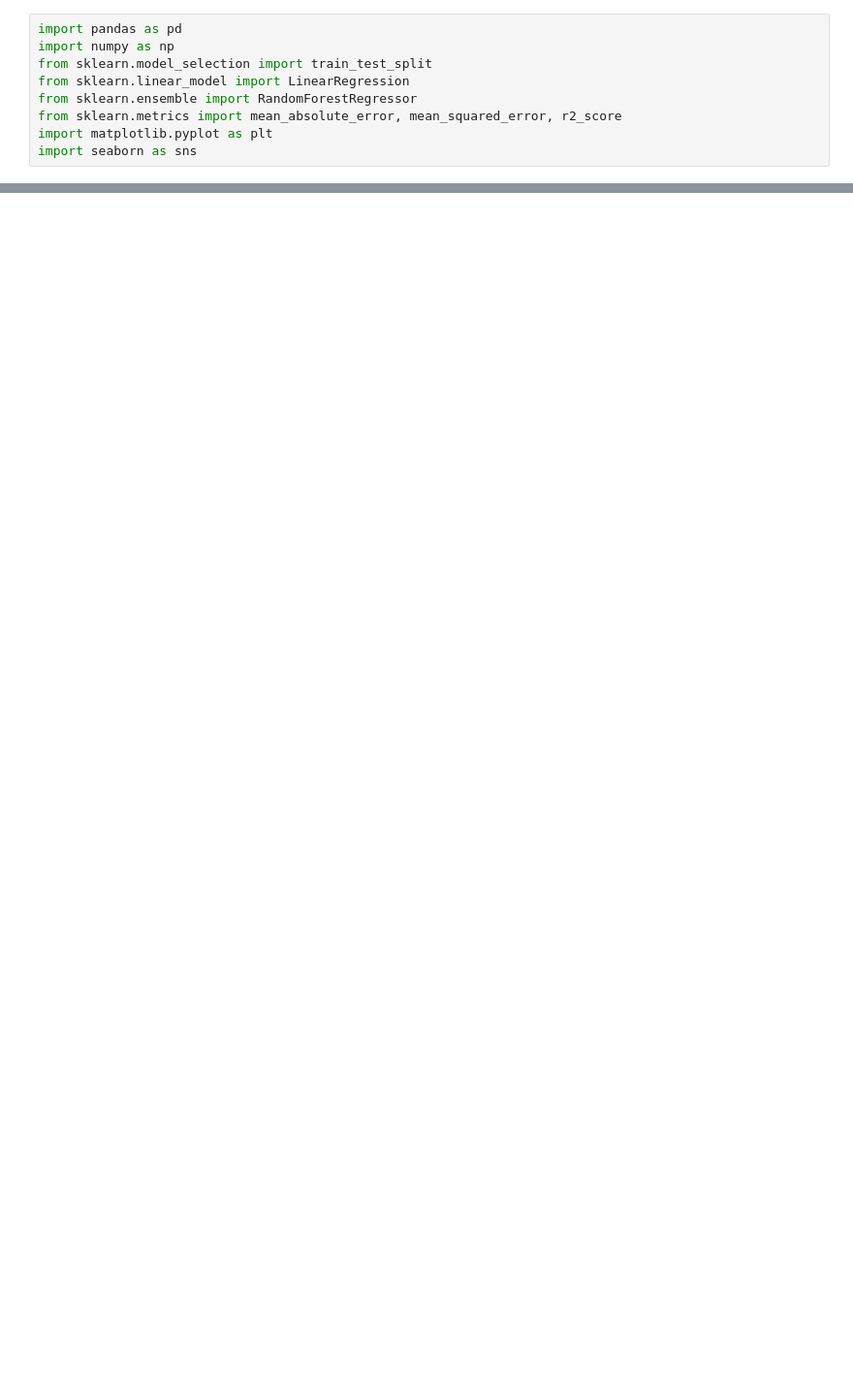
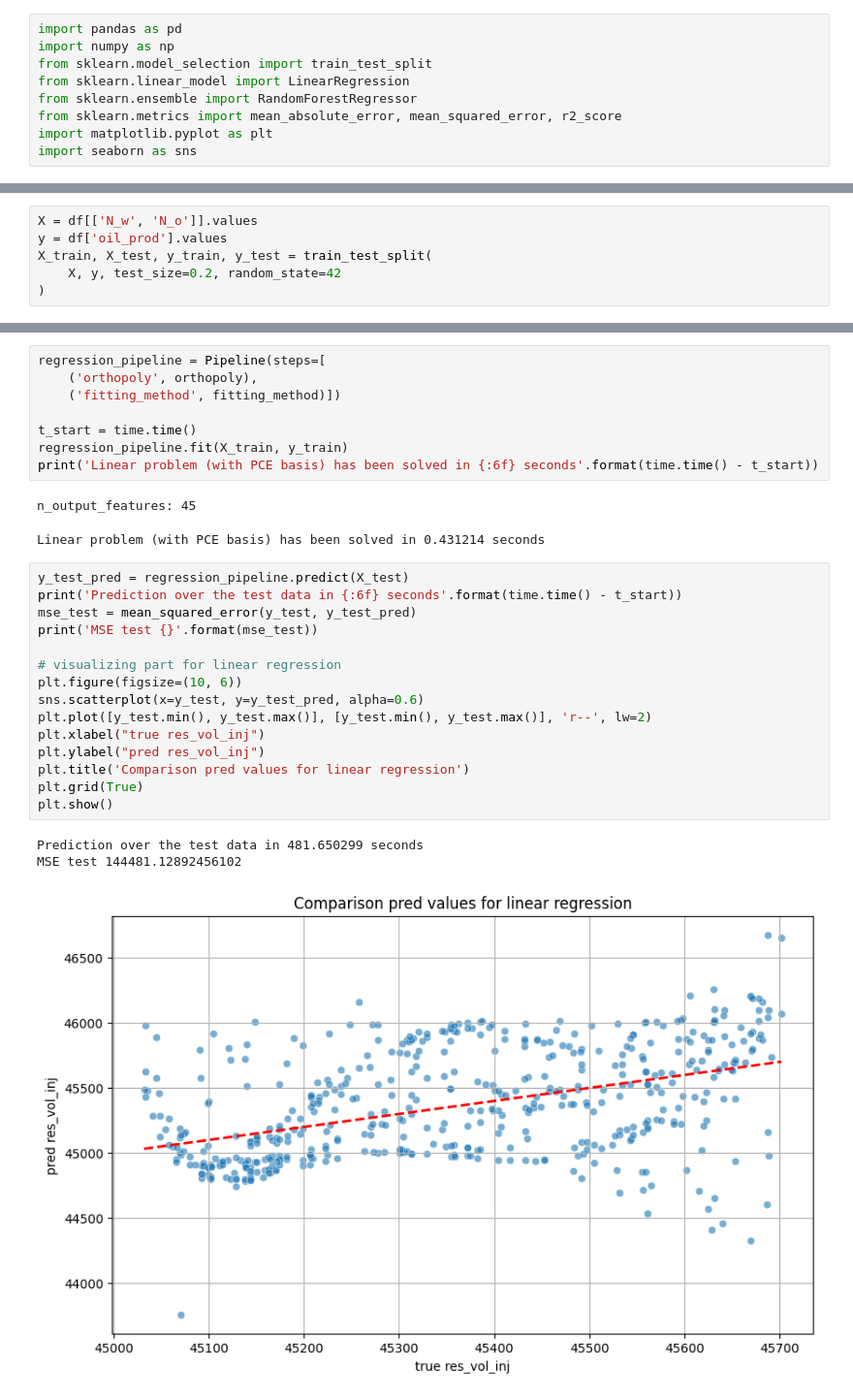
Before and after one commit to DmitrySavinskikh/graduate-paper-code, a Jupyter notebook: ml_part.ipynb, the cells around one changed output, grey strips where cells are left out. Shown at 97% size. Cells and saved outputs as stored; diff of their text form; blank space fills up the shorter version.

```diff
--- a/ml_part.ipynb
+++ b/ml_part.ipynb
@@ -152,0 +173,6 @@ dtype: float64
+# %%
+X = df[['N_w', 'N_o']].values
+y = df['oil_prod'].values
+X_train, X_test, y_train, y_test = train_test_split(
+    X, y, test_size=0.2, random_state=42
+)
@@ -152,0 +206,30 @@ dtype: float64
+# %%
+regression_pipeline = Pipeline(steps=[
+    ('orthopoly', orthopoly),
+    ('fitting_method', fitting_method)])
+
+t_start = time.time()
+regression_pipeline.fit(X_train, y_train)
+print('Linear problem (with PCE basis) has been solved in {:6f} seconds'.format(time.time() - t_start))
+# %% [output]
+n_output_features: 45
+Linear problem (with PCE basis) has been solved in 0.431214 seconds
+# %%
+y_test_pred = regression_pipeline.predict(X_test)
+print('Prediction over the test data in {:6f} seconds'.format(time.time() - t_start))
+mse_test = mean_squared_error(y_test, y_test_pred)
+print('MSE test {}'.format(mse_test))
+
+# visualizing part for linear regression
+plt.figure(figsize=(10, 6))
+sns.scatterplot(x=y_test, y=y_test_pred, alpha=0.6)
+plt.plot([y_test.min(), y_test.max()], [y_test.min(), y_test.max()], 'r--', lw=2)
+plt.xlabel("true res_vol_inj")
+plt.ylabel("pred res_vol_inj")
+plt.title('Comparison pred values for linear regression')
+plt.grid(True)
+plt.show()
+# %% [output]
+Prediction over the test data in 481.650299 seconds
+MSE test 144481.12892456102
+[figure, added]
```
Also changed, not shown: parts of 10 cells of this notebook, 2 other files.
